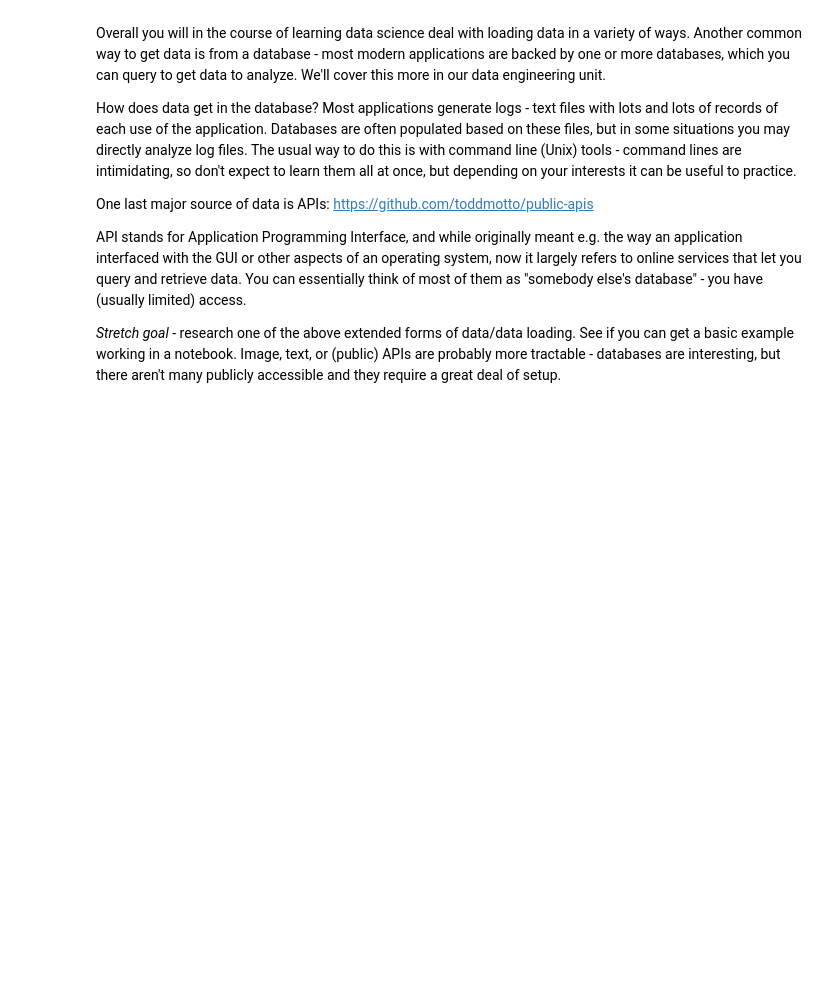
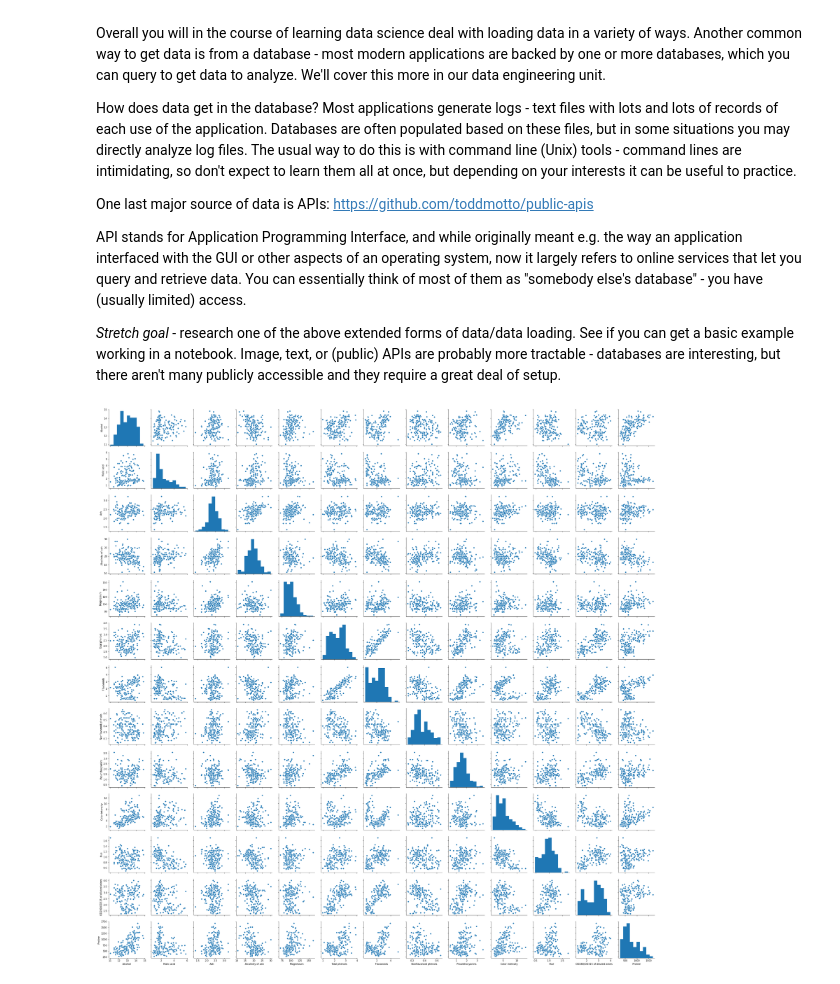
Before and after one commit to ak371/DS-Unit-1-Sprint-1-Data-Wrangling-and-Storytelling, a Jupyter notebook: module1-exploratory-data-analysis/LS_DS_111_Exploratory_Data_Analysis_Assignment.ipynb, the cells around one changed output. Saved outputs shown, nothing was run; the diff lists cells and outputs as text; code cells hidden in the pictures; blank space fills up the shorter version.

```diff
--- a/module1-exploratory-data-analysis/LS_DS_111_Exploratory_Data_Analysis_Assignment.ipynb
+++ b/module1-exploratory-data-analysis/LS_DS_111_Exploratory_Data_Analysis_Assignment.ipynb
@@ -164,3 +177,9 @@ One last major source of data is APIs: https://github.com/toddmotto/public-apis
 API stands for Application Programming Interface, and while originally meant e.g. the way an application interfaced with the GUI or other aspects of an operating system, now it largely refers to online services that let you query and retrieve data. You can essentially think of most of them as "somebody else's database" - you have (usually limited) access.
 
 *Stretch goal* - research one of the above extended forms of data/data loading. See if you can get a basic example working in a notebook. Image, text, or (public) APIs are probably more tractable - databases are interesting, but there aren't many publicly accessible and they require a great deal of setup.
+# %%
+import seaborn as sns
+
+g=sns.pairplot(df2)
+# %% [output]
+[figure, added]
```
Also changed, not shown: parts of 24 cells of this notebook.
